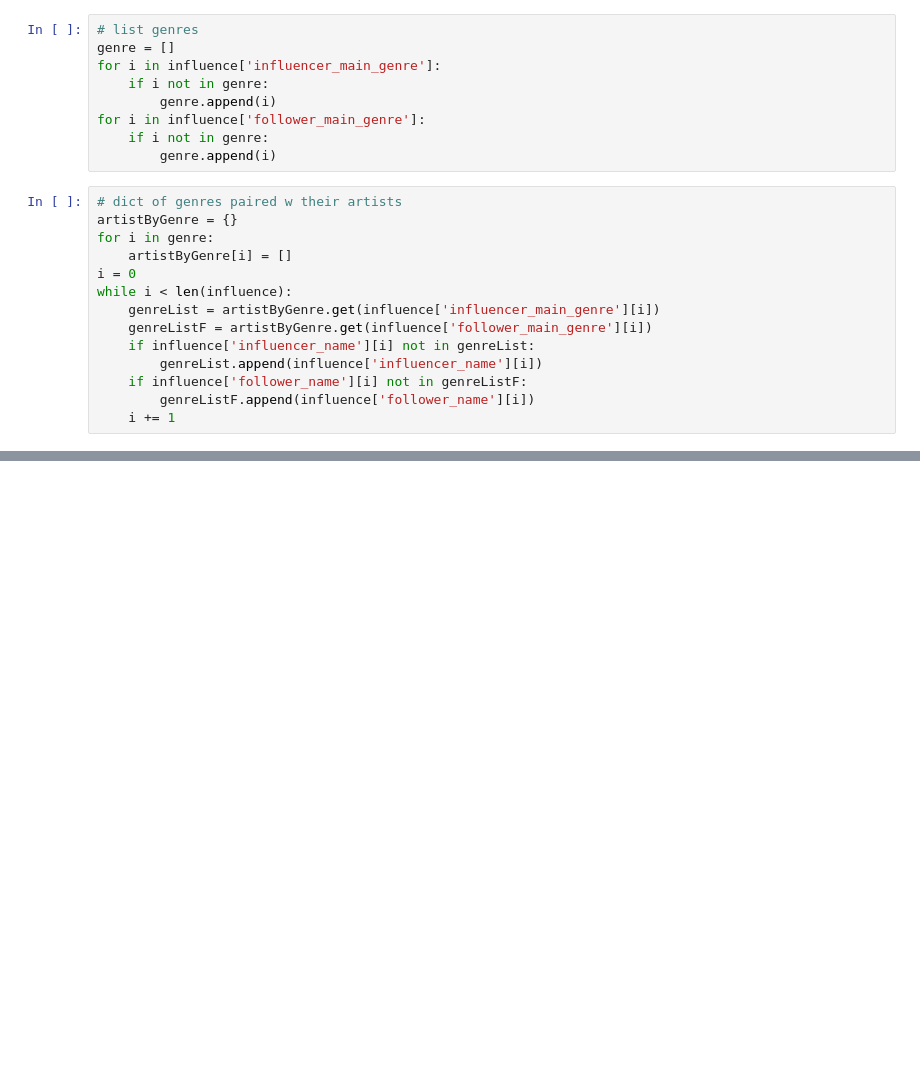
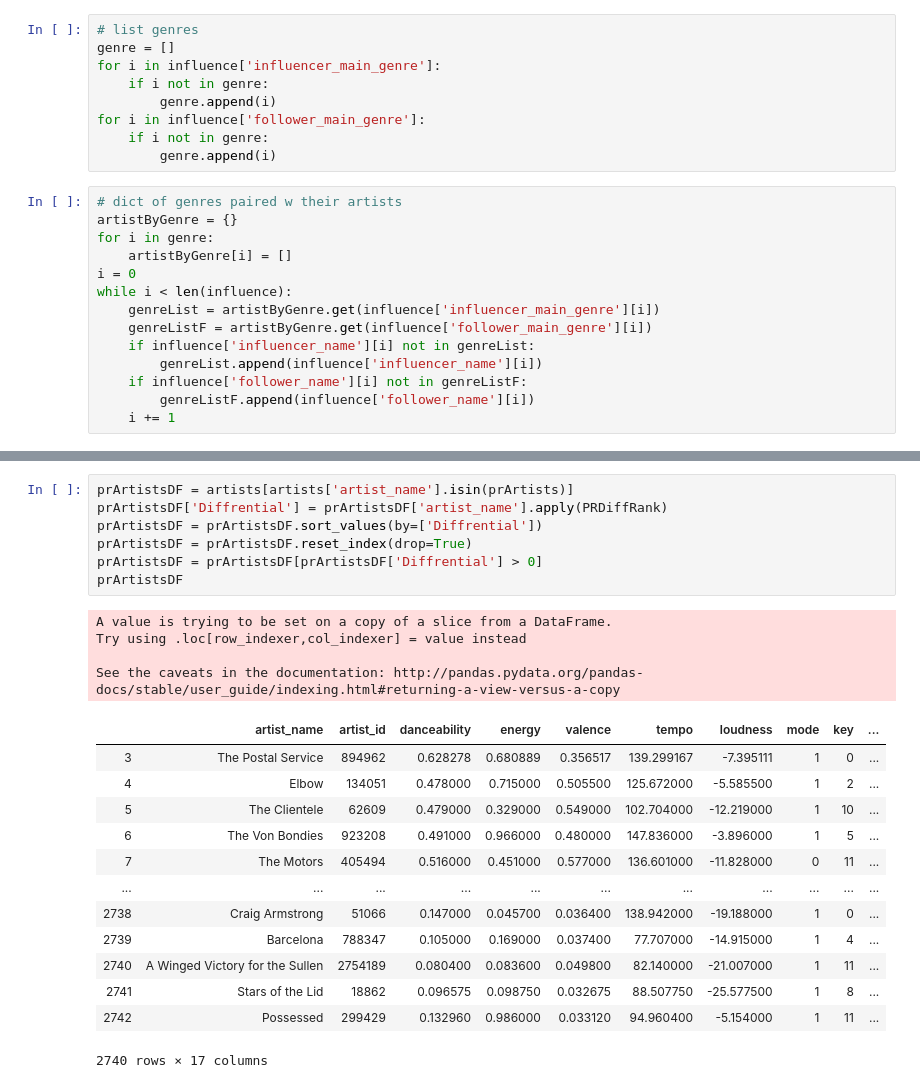
Before and after one commit to Wichaelian/ICM-2021, a Jupyter notebook: 2021_ICM_Problem_D_Data/Bullet 6.ipynb, the cells around one changed output, grey strips where cells are left out. Drawn from its saved outputs; the diff is of its cells as text; blank space fills up the shorter version.

```diff
--- a/2021_ICM_Problem_D_Data/Bullet 6.ipynb
+++ b/2021_ICM_Problem_D_Data/Bullet 6.ipynb
@@ -155,0 +276,25 @@ while i < len(influence):
+# %%
+prArtistsDF = artists[artists['artist_name'].isin(prArtists)]
+prArtistsDF['Diffrential'] = prArtistsDF['artist_name'].apply(PRDiffRank)
+prArtistsDF = prArtistsDF.sort_values(by=['Diffrential'])
+prArtistsDF = prArtistsDF.reset_index(drop=True)
+prArtistsDF = prArtistsDF[prArtistsDF['Diffrential'] > 0]
+prArtistsDF
+# %% [output]
+A value is trying to be set on a copy of a slice from a DataFrame.
+Try using .loc[row_indexer,col_indexer] = value instead
+
+See the caveats in the documentation: http://pandas.pydata.org/pandas-docs/stable/user_guide/indexing.html#returning-a-view-versus-a-copy
+|  | artist_name | artist_id | danceability | energy | valence | tempo | loudness | mode | key | ... |
+| 3 | The Postal Service | 894962 | 0.628278 | 0.680889 | 0.356517 | 139.299167 | -7.395111 | 1 | 0 | ... |
+| 4 | Elbow | 134051 | 0.478000 | 0.715000 | 0.505500 | 125.672000 | -5.585500 | 1 | 2 | ... |
+| 5 | The Clientele | 62609 | 0.479000 | 0.329000 | 0.549000 | 102.704000 | -12.219000 | 1 | 10 | ... |
+| 6 | The Von Bondies | 923208 | 0.491000 | 0.966000 | 0.480000 | 147.836000 | -3.896000 | 1 | 5 | ... |
+| 7 | The Motors | 405494 | 0.516000 | 0.451000 | 0.577000 | 136.601000 | -11.828000 | 0 | 11 | ... |
+| ... | ... | ... | ... | ... | ... | ... | ... | ... | ... | ... |
+| 2738 | Craig Armstrong | 51066 | 0.147000 | 0.045700 | 0.036400 | 138.942000 | -19.188000 | 1 | 0 | ... |
+| 2739 | Barcelona | 788347 | 0.105000 | 0.169000 | 0.037400 | 77.707000 | -14.915000 | 1 | 4 | ... |
+| 2740 | A Winged Victory for the Sullen | 2754189 | 0.080400 | 0.083600 | 0.049800 | 82.140000 | -21.007000 | 1 | 11 | ... |
+| 2741 | Stars of the Lid | 18862 | 0.096575 | 0.098750 | 0.032675 | 88.507750 | -25.577500 | 1 | 8 | ... |
+| 2742 | Possessed | 299429 | 0.132960 | 0.986000 | 0.033120 | 94.960400 | -5.154000 | 1 | 11 | ... |
+2740 rows × 17 columns
```
Also changed, not shown: parts of 7 cells of this notebook, 1 other file.
